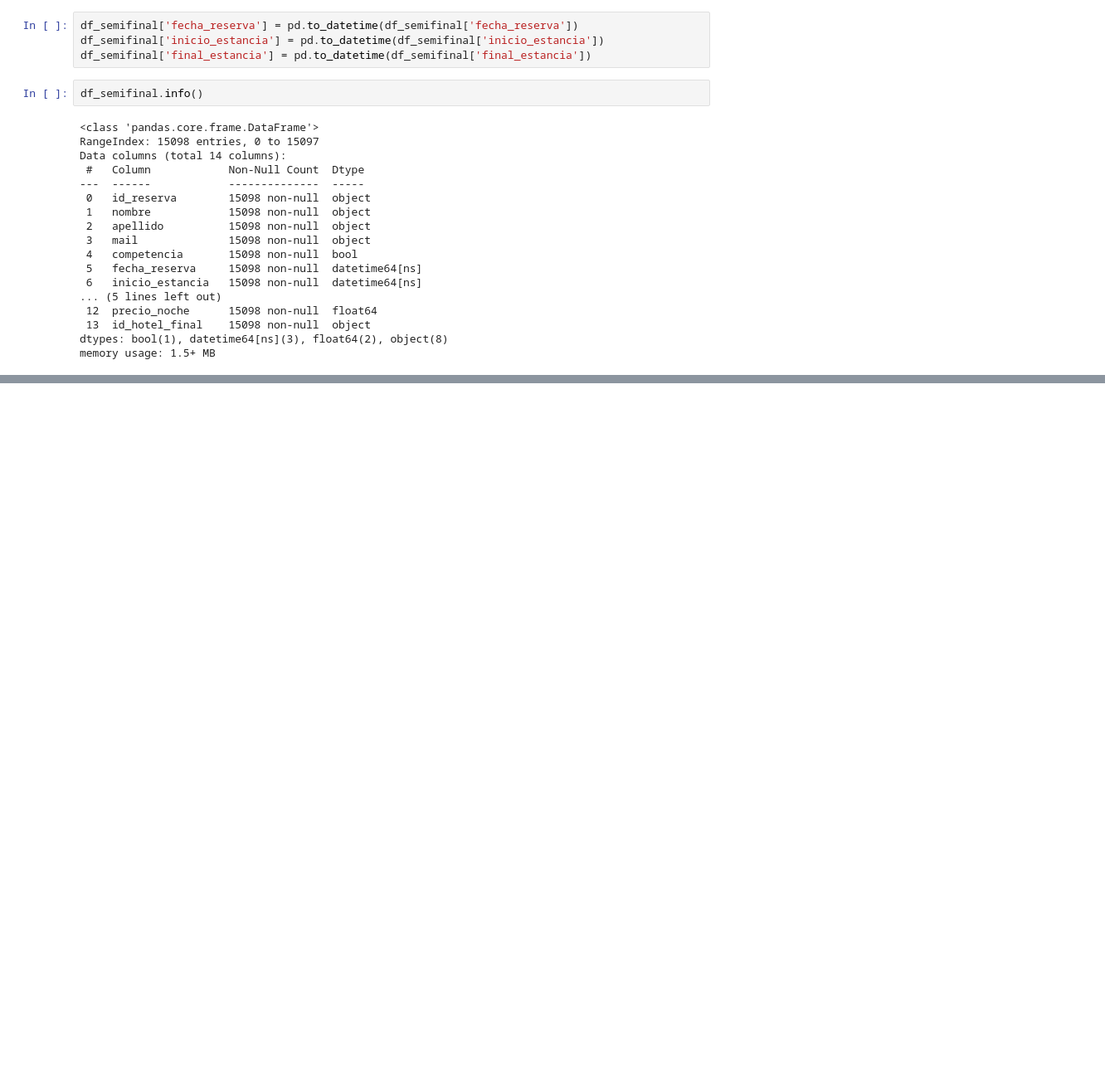
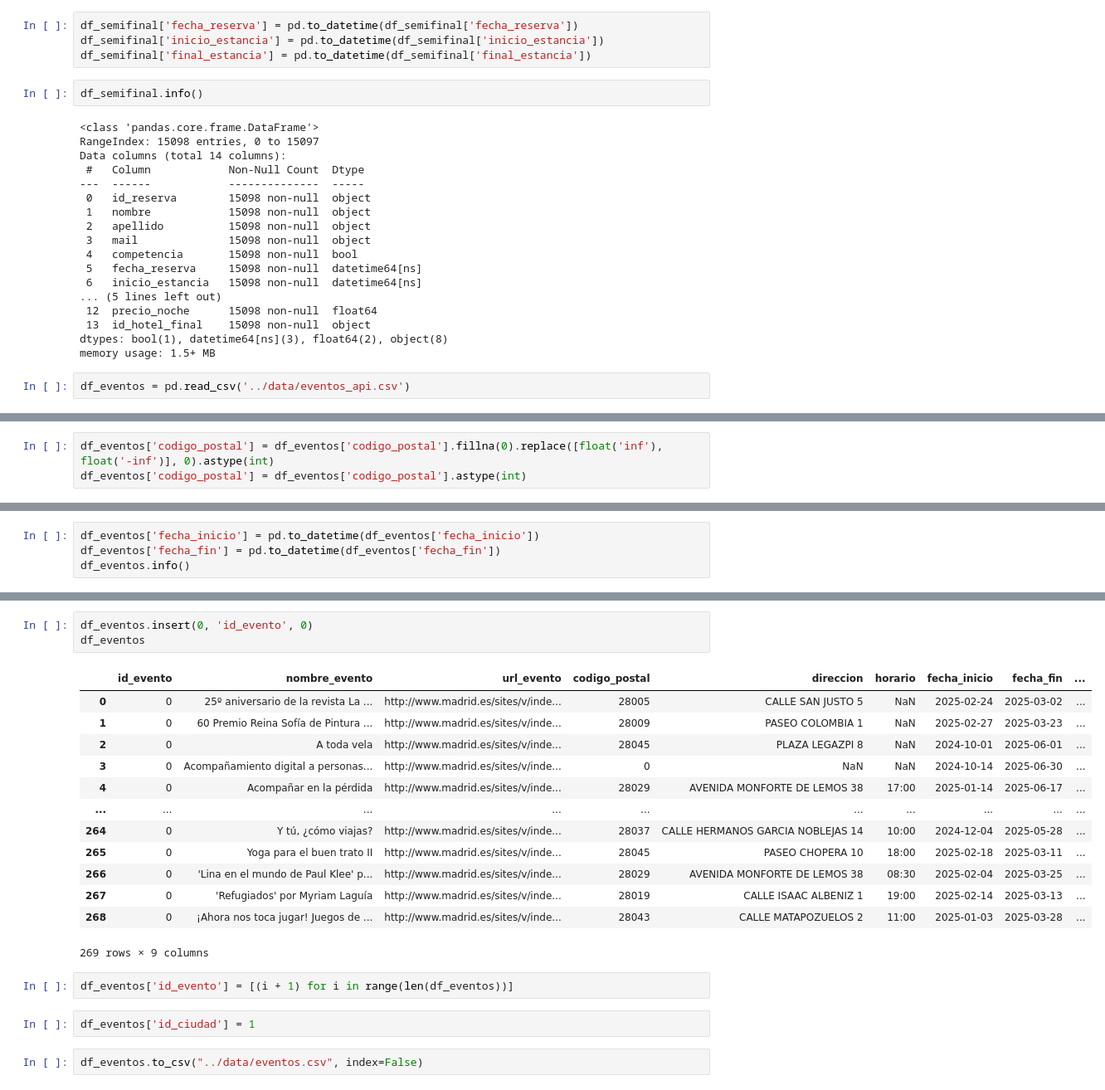
Before and after one commit to AntonioHackio/Proyecto_ETL, a Jupyter notebook: notebooks/EDA.ipynb, the cells around one changed output, grey strips where cells are left out. Shown at 83% size. Drawn from its saved outputs; the diff is of its cells as text; blank space fills up the shorter version.

```diff
--- a/notebooks/EDA.ipynb
+++ b/notebooks/EDA.ipynb
@@ -547,3 +547,5 @@ Data columns (total 14 columns):
  13  id_hotel_final    15098 non-null  object
 dtypes: bool(1), datetime64[ns](3), float64(2), object(8)
 memory usage: 1.5+ MB
+# %%
+df_eventos = pd.read_csv('../data/eventos_api.csv')
@@ -549,0 +629,3 @@ memory usage: 1.5+ MB
+# %%
+df_eventos['codigo_postal'] = df_eventos['codigo_postal'].fillna(0).replace([float('inf'), float('-inf')], 0).astype(int)
+df_eventos['codigo_postal'] = df_eventos['codigo_postal'].astype(int)
@@ -549,0 +648,4 @@ memory usage: 1.5+ MB
+# %%
+df_eventos['fecha_inicio'] = pd.to_datetime(df_eventos['fecha_inicio'])
+df_eventos['fecha_fin'] = pd.to_datetime(df_eventos['fecha_fin'])
+df_eventos.info()
@@ -549,0 +668,23 @@ memory usage: 1.5+ MB
+# %%
+df_eventos.insert(0, 'id_evento', 0)
+df_eventos
+# %% [output]
+|  | id_evento | nombre_evento | url_evento | codigo_postal | direccion | horario | fecha_inicio | fecha_fin | ... |
+| 0 | 0 | 25º aniversario de la revista La ... | http://www.madrid.es/sites/v/inde... | 28005 | CALLE SAN JUSTO 5 | NaN | 2025-02-24 | 2025-03-02 | ... |
+| 1 | 0 | 60 Premio Reina Sofía de Pintura ... | http://www.madrid.es/sites/v/inde... | 28009 | PASEO COLOMBIA 1 | NaN | 2025-02-27 | 2025-03-23 | ... |
+| 2 | 0 | A toda vela | http://www.madrid.es/sites/v/inde... | 28045 | PLAZA LEGAZPI 8 | NaN | 2024-10-01 | 2025-06-01 | ... |
+| 3 | 0 | Acompañamiento digital a personas... | http://www.madrid.es/sites/v/inde... | 0 | NaN | NaN | 2024-10-14 | 2025-06-30 | ... |
+| 4 | 0 | Acompañar en la pérdida | http://www.madrid.es/sites/v/inde... | 28029 | AVENIDA MONFORTE DE LEMOS 38 | 17:00 | 2025-01-14 | 2025-06-17 | ... |
+| ... | ... | ... | ... | ... | ... | ... | ... | ... | ... |
+| 264 | 0 | Y tú, ¿cómo viajas? | http://www.madrid.es/sites/v/inde... | 28037 | CALLE HERMANOS GARCIA NOBLEJAS 14 | 10:00 | 2024-12-04 | 2025-05-28 | ... |
+| 265 | 0 | Yoga para el buen trato II | http://www.madrid.es/sites/v/inde... | 28045 | PASEO CHOPERA 10 | 18:00 | 2025-02-18 | 2025-03-11 | ... |
+| 266 | 0 | 'Lina en el mundo de Paul Klee' p... | http://www.madrid.es/sites/v/inde... | 28029 | AVENIDA MONFORTE DE LEMOS 38 | 08:30 | 2025-02-04 | 2025-03-25 | ... |
+| 267 | 0 | 'Refugiados' por Myriam Laguía | http://www.madrid.es/sites/v/inde... | 28019 | CALLE ISAAC ALBENIZ 1 | 19:00 | 2025-02-14 | 2025-03-13 | ... |
+| 268 | 0 | ¡Ahora nos toca jugar! Juegos de ... | http://www.madrid.es/sites/v/inde... | 28043 | CALLE MATAPOZUELOS 2 | 11:00 | 2025-01-03 | 2025-03-28 | ... |
+269 rows × 9 columns
+# %%
+df_eventos['id_evento'] = [(i + 1) for i in range(len(df_eventos))]
+# %%
+df_eventos['id_ciudad'] = 1
+# %%
+df_eventos.to_csv("../data/eventos.csv", index=False)
```
Also changed, not shown: parts of 28 cells of this notebook, 9 other files.
